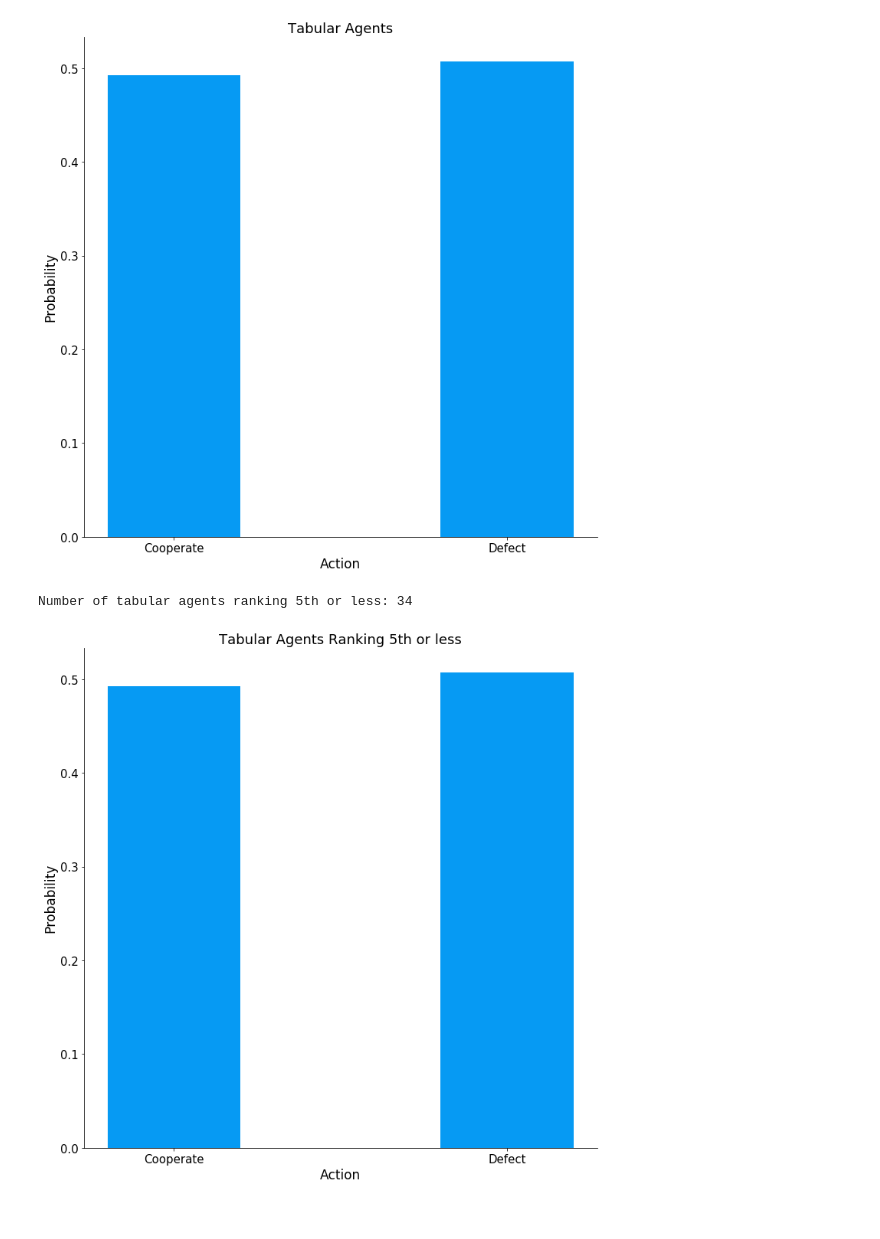
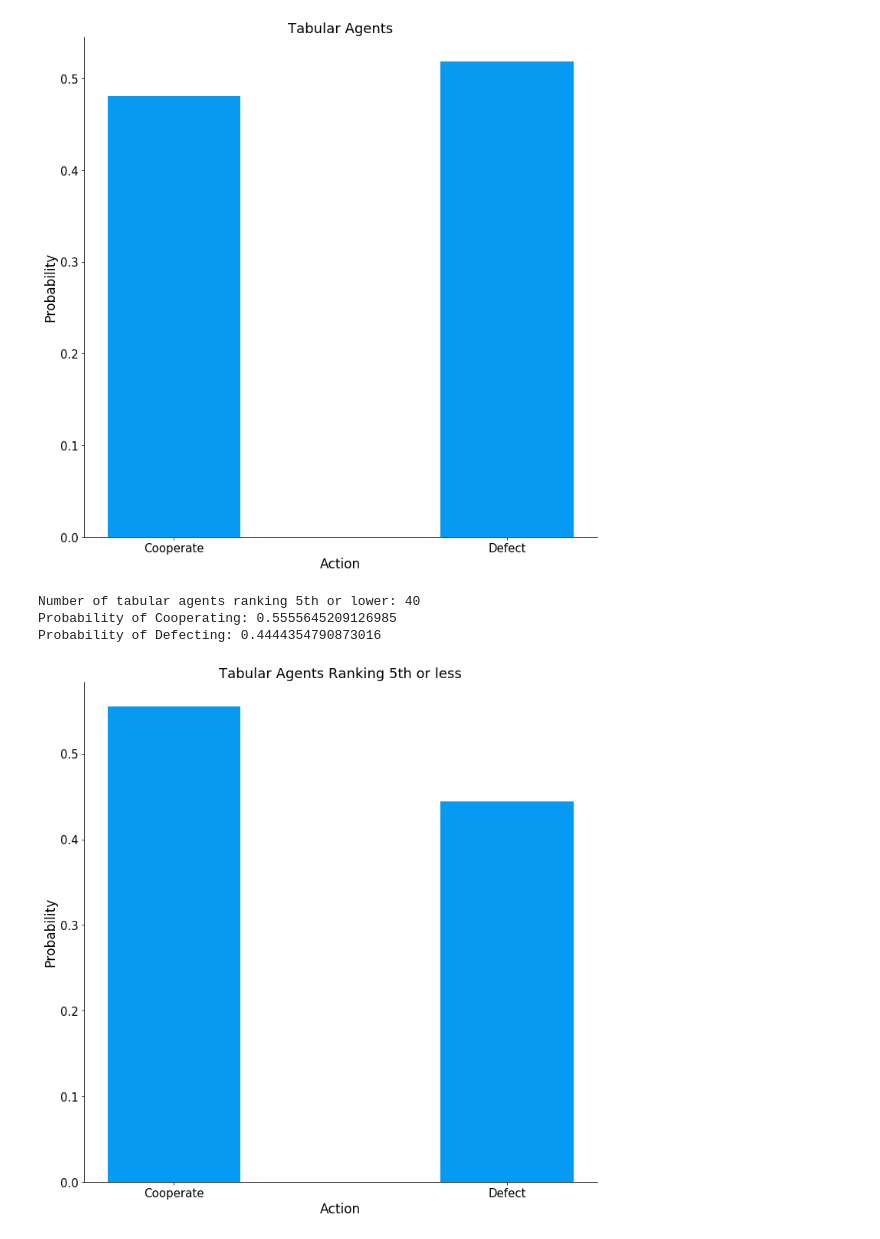
Before and after one commit to UCL-COMP0031-2022-Project-10/tournament, a Jupyter notebook: results/Tabular Analysis.ipynb, the cells around one changed output. Saved outputs shown, nothing was run; the diff lists cells and outputs as text; code cells hidden in the pictures.

```diff
--- a/results/Tabular Analysis.ipynb
+++ b/results/Tabular Analysis.ipynb
@@ -31,7 +31,8 @@ tabular_sheets = [pd.read_csv("tabular/tabular-2022-04-06 19-25-52.csv"),
                   pd.read_csv("tabular/tabular-2022-04-06 23-59-08.csv"),
                   pd.read_csv("tabular/tabular-2022-04-07 02-01-19.csv"),
                   pd.read_csv("tabular/tabular-2022-04-07 02-17-17.csv"),
-                  pd.read_csv("tabular/tabular-2022-04-07 02-22-03.csv")]
+                  pd.read_csv("tabular/tabular-2022-04-07 02-22-03.csv"),
+                  pd.read_csv("tabular/tabular-2022-04-07 05-57-51.csv")]
 
 for idx, tab_sheet in enumerate(tabular_sheets):
     tabular_sheets[idx] = tab_sheet.drop(["Unnamed: 0"], axis=1)
@@ -120,21 +125,26 @@ prob_actions_all = {
 }
 plot_barchart(prob_actions_all, "Action", "Probability", "Tabular Agents")
 # %% [output]
-[figure, old version]
+[figure, new version]
 # %%
 df_agents_top_5 = df[df["tn_rank"] <= 5]
-print(f"Number of tabular agents ranking 5th or less: {len(df_agents_top_5)}")
-
 prob_actions_top_5 = {
     "Action" : ["Cooperate", "Defect"],
     "Probability" : [
         df_agents_top_5["tr_cooperation_percentage"].sum() / len(df_agents_top_5),
         df_agents_top_5["tr_defection_percentage"].sum() / len(df_agents_top_5)
     ]
 }
-plot_barchart(prob_actions_all, "Action", "Probability", "Tabular Agents Ranking 5th or less")
+
+print(f"Number of tabular agents ranking 5th or lower: {len(df_agents_top_5)}")
+print(f"Probability of Cooperating: {prob_actions_top_5['Probability'][0]}")
+print(f"Probability of Defecting: {prob_actions_top_5['Probability'][1]}")
+
+plot_barchart(prob_actions_top_5, "Action", "Probability", "Tabular Agents Ranking 5th or less")
 # %% [output]
-Number of tabular agents ranking 5th or less: 34
+Number of tabular agents ranking 5th or lower: 40
+Probability of Cooperating: 0.5555645209126985
+Probability of Defecting: 0.4444354790873016
-[figure, old version]
+[figure, new version]
 # %%
 df_agents_bottom_5 = df[df["tn_rank"] >= 26]
```
Also changed, not shown: parts of 23 cells of this notebook, 7 other files.
